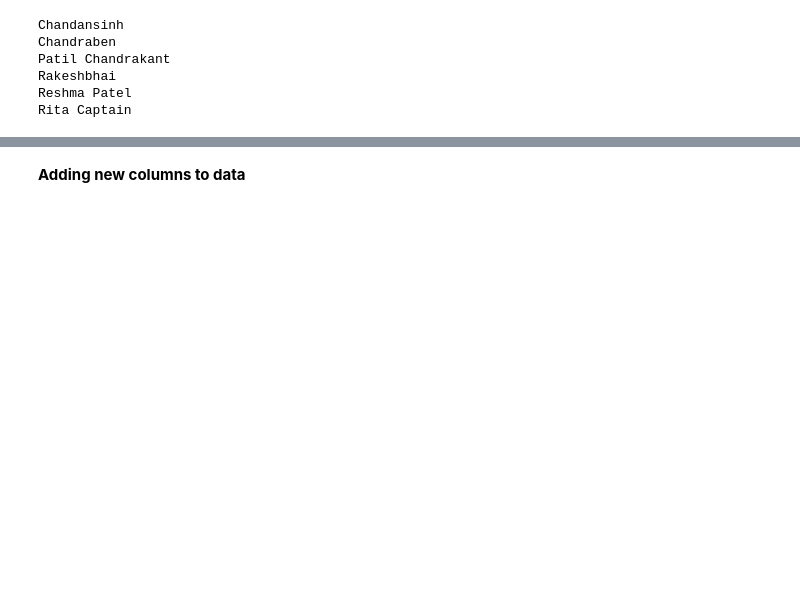
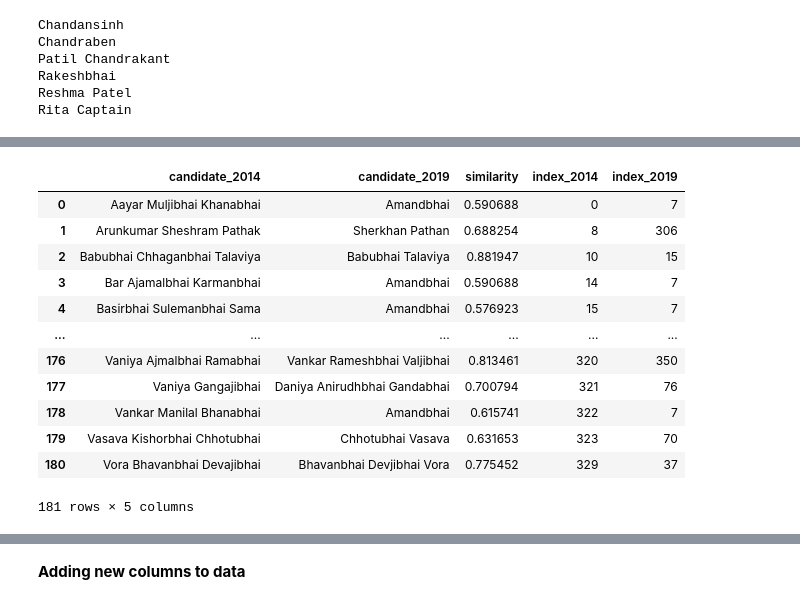
Before and after one commit to iitm-da25b007/MPs-assets, a Jupyter notebook: tomatch.ipynb, the cells around one changed output, grey strips where cells are left out. Cells and saved outputs as stored; diff of their text form; code cells hidden in the pictures; blank space fills up the shorter version.

```diff
--- a/tomatch.ipynb
+++ b/tomatch.ipynb
@@ -453,3 +453,71 @@ matching_gujarat_24
 | 23 | Mukesh Dalal | Surat | Mukeshkumar Chandrakaant Dalal | 0.688889 | BJP | 270 | ... |
 | 24 | C. R. Patil | Navsari | C R Patil | 1.000000 | BJP | 271 | ... |
 | 25 | Dhavalbhai Patel | Valsad | Dhaval Laxmanbhai Patel | 0.889130 | BJP | 272 | ... |
+# %%
+
+def match_candidates_across_years(
+    year1_df,
+    year2_df,
+    name_col="Candidate"
+):
+    year1_df = year1_df.copy()
+    year2_df = year2_df.copy()
+
+    year1_df["_std_name"] = year1_df[name_col].apply(std_name)
+    year2_df["_std_name"] = year2_df[name_col].apply(std_name)
+
+    matches = []
+
+    # For each candidate in year 1, find the best match in year 2
+    for i, row1 in year1_df.iterrows():
+        name1 = row1["_std_name"]
+
+        if not name1:
+            continue
+
+        best_match = None
+        best_score = -1
+
+        for j, row2 in year2_df.iterrows():
+            name2 = row2["_std_name"]
+
+            if not name2:
+                continue
+
+            # Reuse your existing name-matching logic
+            if names_agree(name1, name2):
+                score = JaroWinkler.similarity(name1, name2)
+
+                if score > best_score:
+                    best_score = score
+                    best_match = {
+                        "candidate_2014": row1[name_col],
+                        "candidate_2019": row2[name_col],
+                        "similarity": score,
+                        "index_2014": i,
+                        "index_2019": j
+                    }
+
+        if best_match is not None:
+            matches.append(best_match)
+
+    return pd.DataFrame(matches)
+
+gujarat_14 = pd.read_parquet("cleaned_data/gujarat_2014.parquet")
+gujarat_19 = pd.read_parquet("cleaned_data/gujarat_2019.parquet")
+matching_gujarat_24 = match_candidates_across_years(gujarat_14, gujarat_19)
+matching_gujarat_24
+# %% [output]
+|  | candidate_2014 | candidate_2019 | similarity | index_2014 | index_2019 |
+| 0 | Aayar Muljibhai Khanabhai | Amandbhai | 0.590688 | 0 | 7 |
+| 1 | Arunkumar Sheshram Pathak | Sherkhan Pathan | 0.688254 | 8 | 306 |
+| 2 | Babubhai Chhaganbhai Talaviya | Babubhai Talaviya | 0.881947 | 10 | 15 |
+| 3 | Bar Ajamalbhai Karmanbhai | Amandbhai | 0.590688 | 14 | 7 |
+| 4 | Basirbhai Sulemanbhai Sama | Amandbhai | 0.576923 | 15 | 7 |
+| ... | ... | ... | ... | ... | ... |
+| 176 | Vaniya Ajmalbhai Ramabhai | Vankar Rameshbhai Valjibhai | 0.813461 | 320 | 350 |
+| 177 | Vaniya Gangajibhai | Daniya Anirudhbhai Gandabhai | 0.700794 | 321 | 76 |
+| 178 | Vankar Manilal Bhanabhai | Amandbhai | 0.615741 | 322 | 7 |
+| 179 | Vasava Kishorbhai Chhotubhai | Chhotubhai Vasava | 0.631653 | 323 | 70 |
+| 180 | Vora Bhavanbhai Devajibhai | Bhavanbhai Devjibhai Vora | 0.775452 | 329 | 37 |
+181 rows × 5 columns
```
Also changed, not shown: parts of 2 cells of this notebook.
